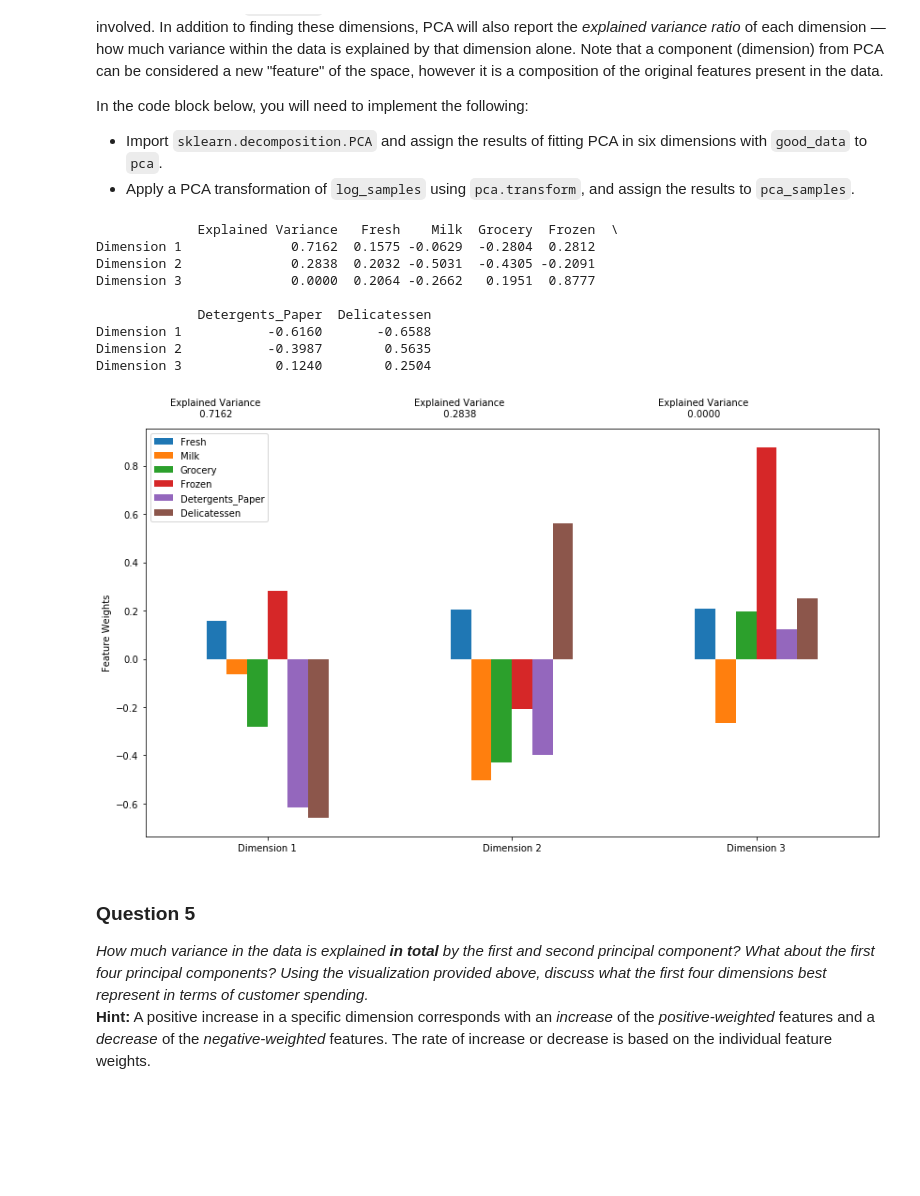
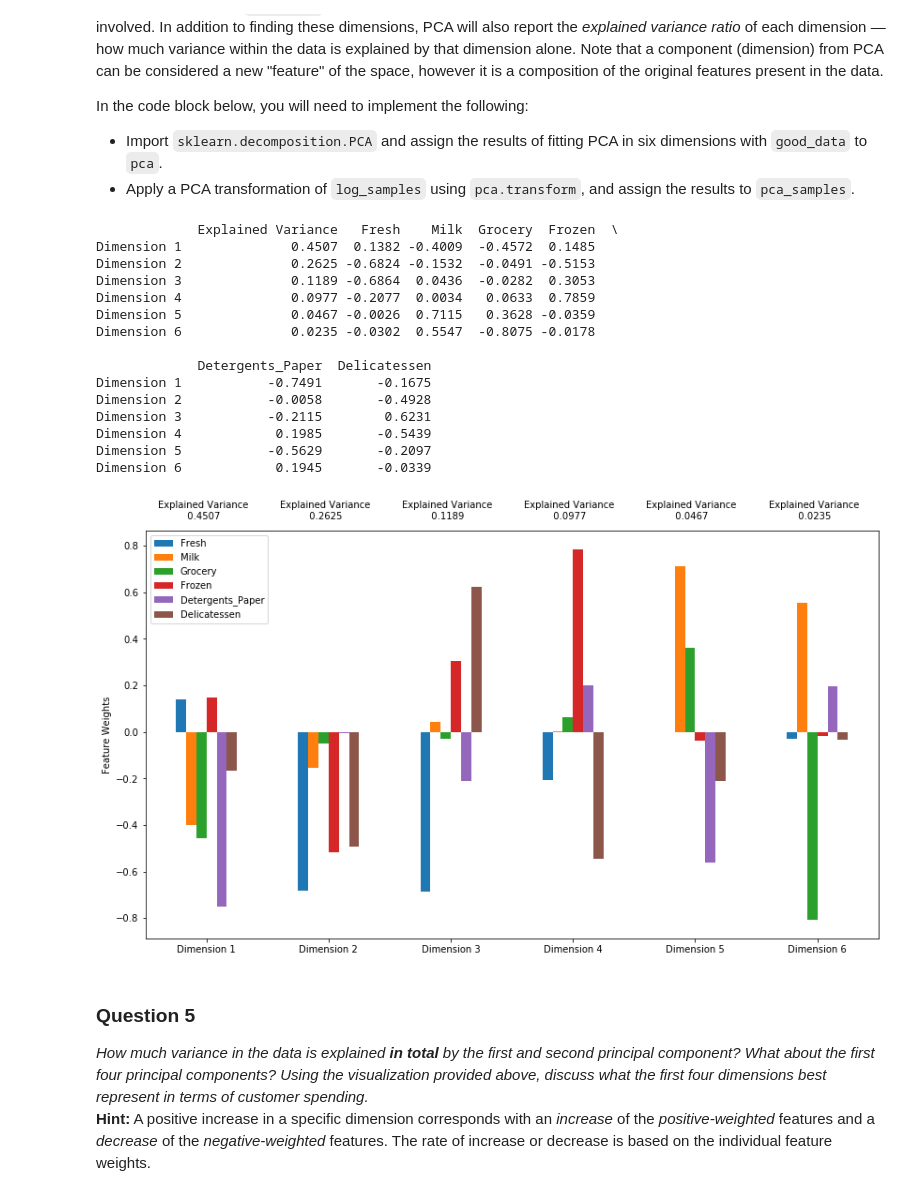
Before and after one commit to apoorv-kumar/udacity-machine-learning, a Jupyter notebook: customer_segments/customer_segments.ipynb, the cells around one changed output. Saved outputs shown, nothing was run; the diff lists cells and outputs as text; code cells hidden in the pictures; blank space fills up the shorter version.

```diff
--- a/customer_segments/customer_segments.ipynb
+++ b/customer_segments/customer_segments.ipynb
@@ -174,6 +179,7 @@ In the code block below, you will need to implement the following:
 Once you have performed this implementation, the dataset will be stored in the variable `good_data`.
 # %%
 # For each feature find the data points with extreme high or low values
+outliers = []
 for feature in log_data.keys():
 
     # TODO: Calculate Q1 (25th percentile of the data) for the given feature
@@ -189,10 +195,18 @@ for feature in log_data.keys():
     print "Data points considered outliers for the feature '{}':".format(feature)
     print "Q1 {}".format(Q1)
     print "Q3 {}".format(Q3)
-    display(log_data[~((log_data[feature] >= Q1 - step) & (log_data[feature] <= Q3 + step))])
+    outliers_l = log_data[~((log_data[feature] >= Q1 - step) & (log_data[feature] <= Q3 + step))]
+    outliers.append(set(outliers_l.index))
+    display(outliers_l)
+
+for i in range(len(outliers)):
+    for j in range(i+1, len(outliers)):
+        common = outliers[i].intersection(outliers[j])
+        if common:
+            print("{},{} - {}".format(i, j, common))
 
 # OPTIONAL: Select the indices for data points you wish to remove
-outliers  = [65, 66]
+outliers  = [128, 65, 66]
 
 # Remove the outliers, if any were specified
 good_data = log_data.drop(log_data.index[outliers]).reset_index(drop = True)
@@ -293,26 +315,32 @@ In the code block below, you will need to implement the following:
 # %%
 # TODO: Apply PCA by fitting the good data with the same number of dimensions as features
 from sklearn.decomposition import PCA
 pca = PCA(n_components=6)
 pca.fit(good_data)
 # TODO: Transform log_samples using the PCA fit above
-pca_samples =  pca.fit_transform(log_samples)
+pca_samples =  pca.transform(log_samples)
 
 # Generate PCA results plot
 pca_results = vs.pca_results(good_data, pca)
 
 print(pca_results)
 # %% [output]
              Explained Variance   Fresh    Milk  Grocery  Frozen  \
-Dimension 1              0.7162  0.1575 -0.0629  -0.2804  0.2812
-Dimension 2              0.2838  0.2032 -0.5031  -0.4305 -0.2091
-Dimension 3              0.0000  0.2064 -0.2662   0.1951  0.8777
+Dimension 1              0.4507  0.1382 -0.4009  -0.4572  0.1485
+Dimension 2              0.2625 -0.6824 -0.1532  -0.0491 -0.5153
+Dimension 3              0.1189 -0.6864  0.0436  -0.0282  0.3053
+Dimension 4              0.0977 -0.2077  0.0034   0.0633  0.7859
+Dimension 5              0.0467 -0.0026  0.7115   0.3628 -0.0359
+Dimension 6              0.0235 -0.0302  0.5547  -0.8075 -0.0178
 
              Detergents_Paper  Delicatessen
-Dimension 1           -0.6160       -0.6588
-Dimension 2           -0.3987        0.5635
-Dimension 3            0.1240        0.2504
+Dimension 1           -0.7491       -0.1675
+Dimension 2           -0.0058       -0.4928
+Dimension 3           -0.2115        0.6231
+Dimension 4            0.1985       -0.5439
+Dimension 5           -0.5629       -0.2097
+Dimension 6            0.1945       -0.0339
-[figure, old version]
+[figure, new version]
 # %% [markdown]
 ### Question 5
 *How much variance in the data is explained* ***in total*** *by the first and second principal component? What about the first four principal components? Using the visualization provided above, discuss what the first four dimensions best represent in terms of customer spending.*
```
Also changed, not shown: parts of 28 cells of this notebook.
